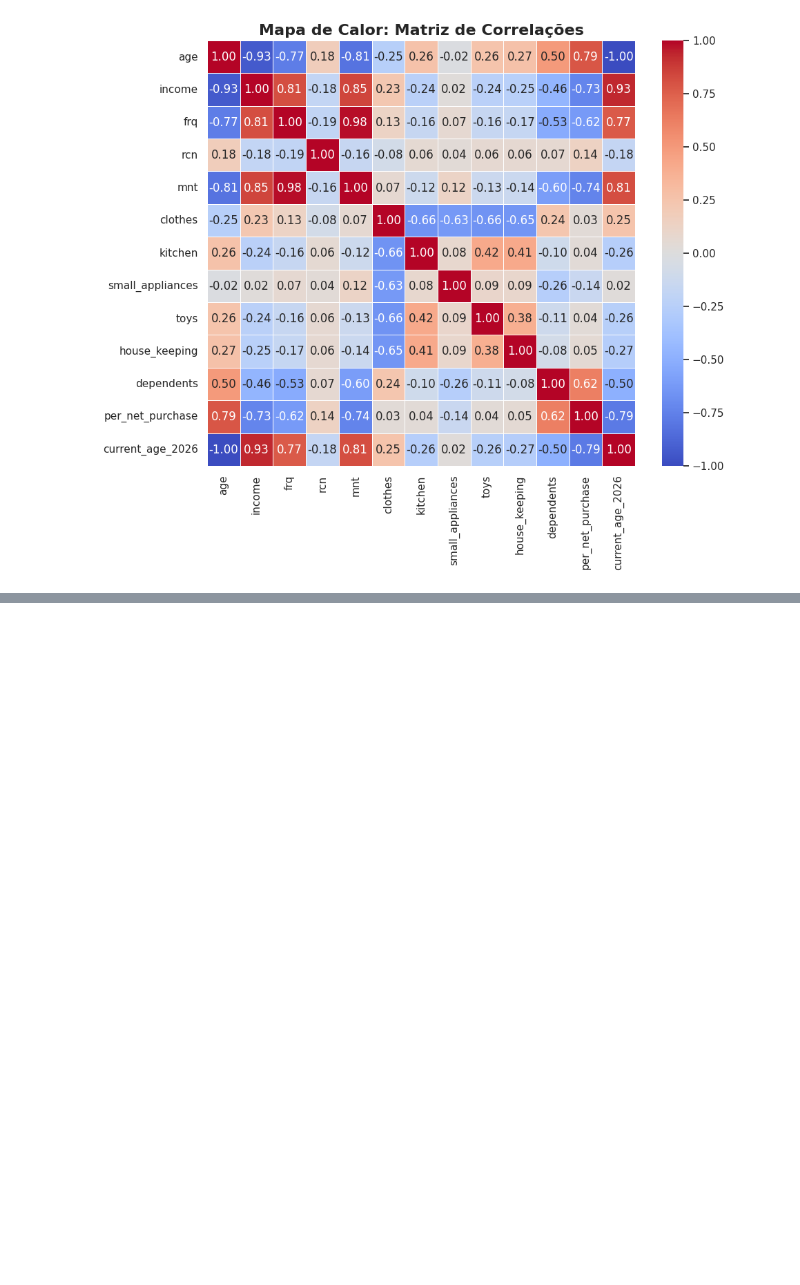
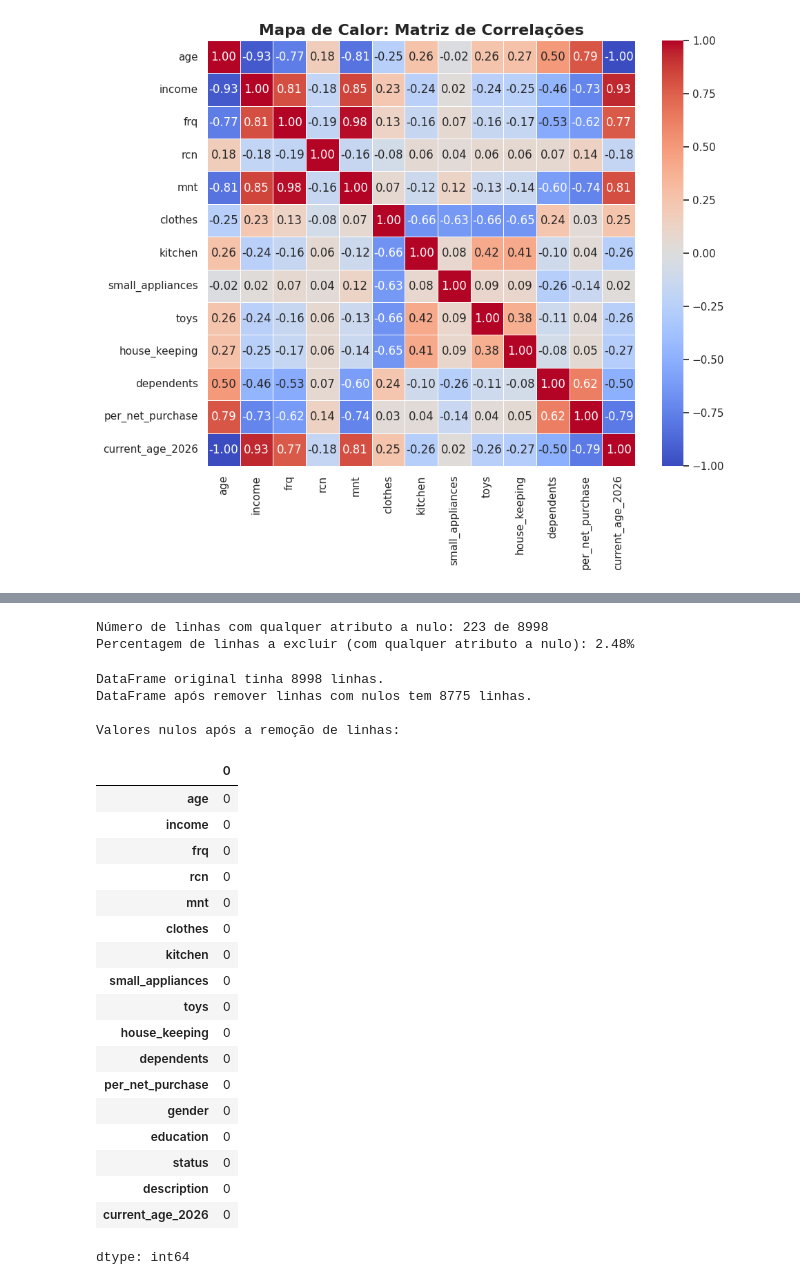
Before and after one commit to MPCCoder/Data-Science-e-Modelos-Preditivos, a Jupyter notebook: Data_Science_e_Modelos_Preditivos_Lab3.ipynb, the cells around one changed output, grey strips where cells are left out. Saved outputs shown, nothing was run; the diff lists cells and outputs as text; code cells hidden in the pictures; blank space fills up the shorter version.

```diff
--- a/Data_Science_e_Modelos_Preditivos_Lab3.ipynb
+++ b/Data_Science_e_Modelos_Preditivos_Lab3.ipynb
@@ -336,0 +456,47 @@ plt.show()
+# %%
+# Contar o número de linhas com qualquer valor nulo
+num_rows_with_any_null = df.isnull().any(axis=1).sum()
+print(f"Número de linhas com qualquer atributo a nulo: {num_rows_with_any_null} de {len(df)}")
+
+pct_linhas_a_excluir = num_rows_with_any_null / len(df)
+print(f"Percentagem de linhas a excluir (com qualquer atributo a nulo): {pct_linhas_a_excluir:.2%}")
+# %% [output]
+Número de linhas com qualquer atributo a nulo: 223 de 8998
+Percentagem de linhas a excluir (com qualquer atributo a nulo): 2.48%
+# %%
+# Remover todas as linhas que contenham qualquer valor nulo
+df_cleaned = df.dropna()
+
+print(f"DataFrame original tinha {len(df)} linhas.")
+print(f"DataFrame após remover linhas com nulos tem {len(df_cleaned)} linhas.")
+
+# Atualizar o dataframe principal para refletir a limpeza
+df = df_cleaned.copy()
+
+# Verificar novamente os valores nulos para confirmar que foram removidos
+print("\nValores nulos após a remoção de linhas:")
+display(df.isnull().sum())
+# %% [output]
+DataFrame original tinha 8998 linhas.
+DataFrame após remover linhas com nulos tem 8775 linhas.
+
+Valores nulos após a remoção de linhas:
+|  | 0 |
+| age | 0 |
+| income | 0 |
+| frq | 0 |
+| rcn | 0 |
+| mnt | 0 |
+| clothes | 0 |
+| kitchen | 0 |
+| small_appliances | 0 |
+| toys | 0 |
+| house_keeping | 0 |
+| dependents | 0 |
+| per_net_purchase | 0 |
+| gender | 0 |
+| education | 0 |
+| status | 0 |
+| description | 0 |
+| current_age_2026 | 0 |
+dtype: int64
```
Also changed, not shown: parts of 30 cells of this notebook.
